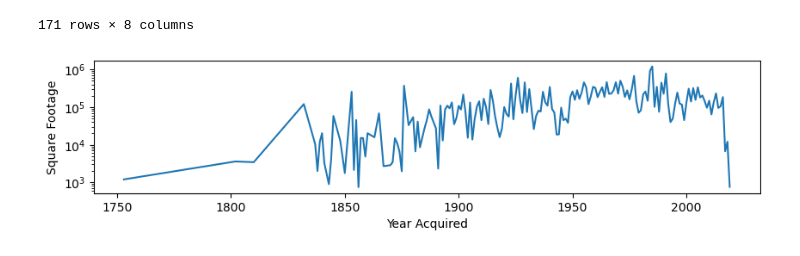
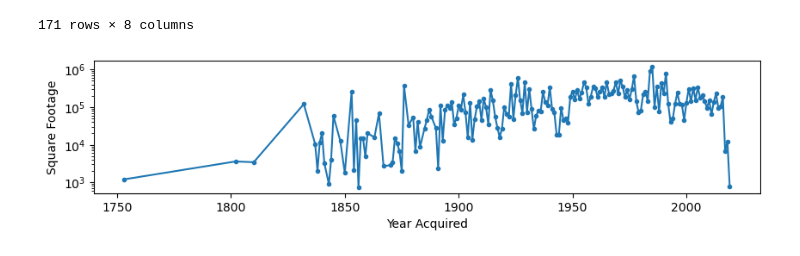
Before and after one commit to UIUC-iSchool-DataViz/is445_obuobg_spring2026, a Jupyter notebook: week02/inClass_week02.ipynb, the cells around one changed output. Saved outputs shown, nothing was run; the diff lists cells and outputs as text; code cells hidden in the pictures.

```diff
--- a/week02/inClass_week02.ipynb
+++ b/week02/inClass_week02.ipynb
@@ -362,10 +362,10 @@ stats
 171 rows × 8 columns
 # %%
 fig, ax = plt.subplots(figsize=(10,2))
-ax.plot(stats['max']) # SOMETIMES: using a dataframe column, it grabs both index and groupby-name
+ax.plot(stats['max'], marker='.') # SOMETIMES: using a dataframe column, it grabs both index and groupby-name
 ax.set_yscale('log')
 ax.set_ylabel('Square Footage')
 ax.set_xlabel('Year Acquired')
 plt.show()
 # %% [output]
-[figure, old version]
+[figure, new version]
```
